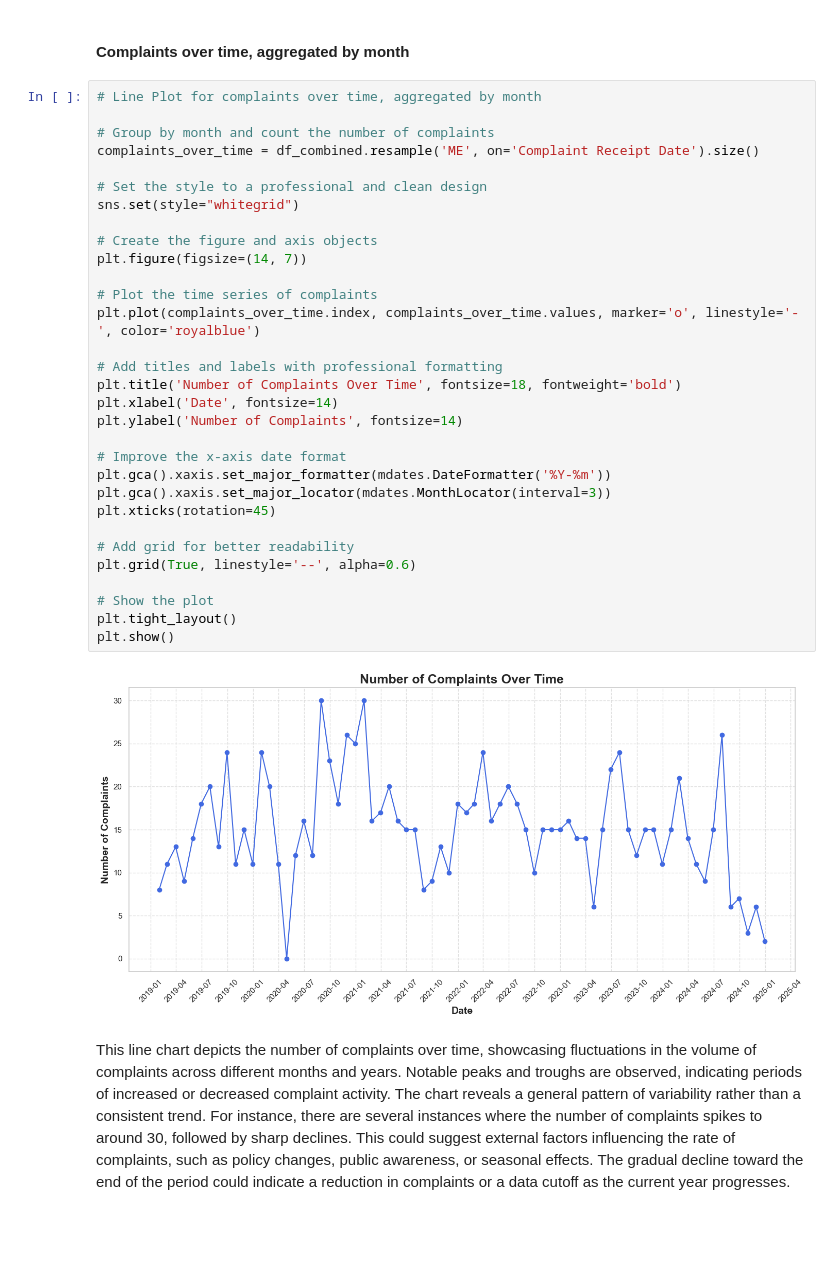
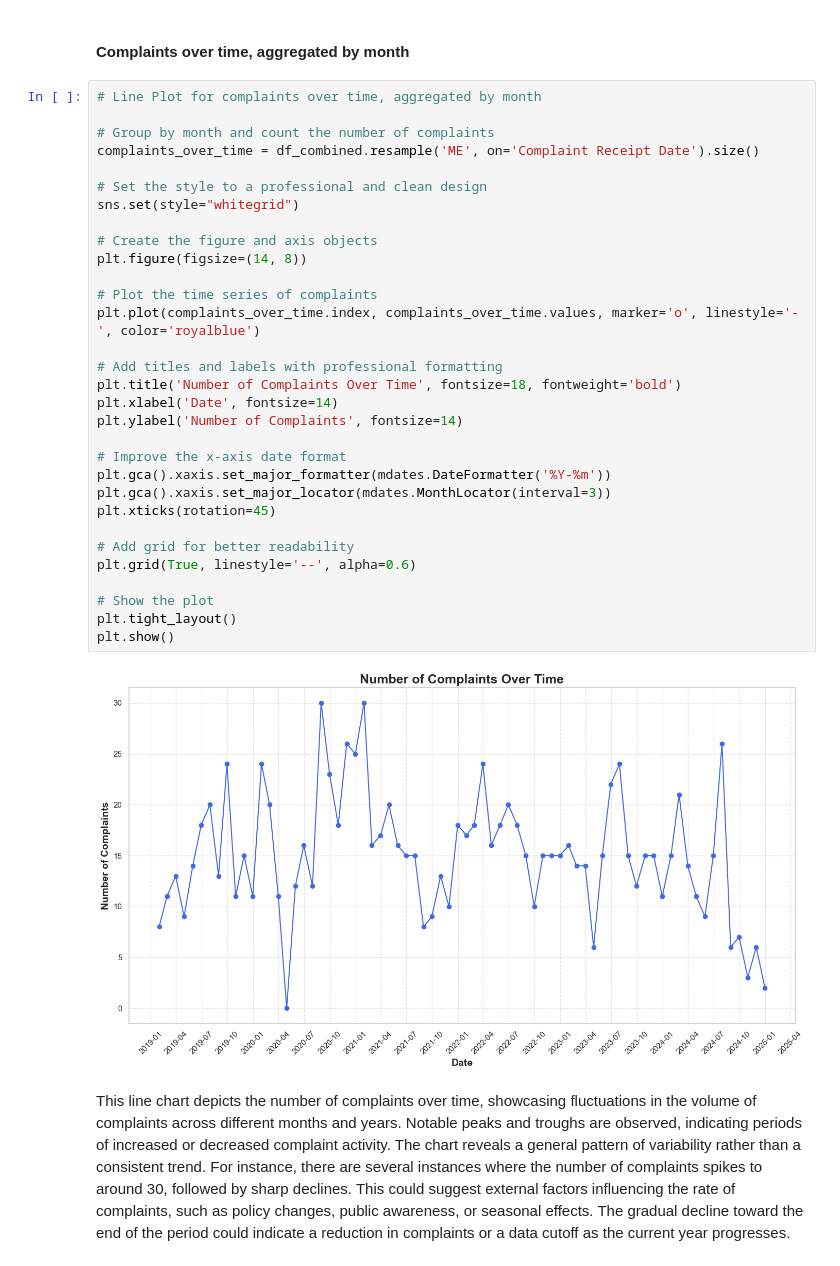
Before and after one commit to Dor-J/FreedomOfInformationComplaintsEDA, a Jupyter notebook: src/foi_complaints_eda.ipynb, the cells around one changed output. Saved outputs shown, nothing was run; the diff lists cells and outputs as text; blank space fills up the shorter version.

```diff
--- a/src/foi_complaints_eda.ipynb
+++ b/src/foi_complaints_eda.ipynb
@@ -928,35 +934,35 @@ This chart illustrates the distribution of complaints by month, revealing some n
 # Line Plot for complaints over time, aggregated by month
 
 # Group by month and count the number of complaints
 complaints_over_time = df_combined.resample('ME', on='Complaint Receipt Date').size()
 
 # Set the style to a professional and clean design
 sns.set(style="whitegrid")
 
 # Create the figure and axis objects
-plt.figure(figsize=(14, 7))
+plt.figure(figsize=(14, 8))
 
 # Plot the time series of complaints
 plt.plot(complaints_over_time.index, complaints_over_time.values, marker='o', linestyle='-', color='royalblue')
 
 # Add titles and labels with professional formatting
 plt.title('Number of Complaints Over Time', fontsize=18, fontweight='bold')
 plt.xlabel('Date', fontsize=14)
 plt.ylabel('Number of Complaints', fontsize=14)
 
 # Improve the x-axis date format
 plt.gca().xaxis.set_major_formatter(mdates.DateFormatter('%Y-%m'))
 plt.gca().xaxis.set_major_locator(mdates.MonthLocator(interval=3))
 plt.xticks(rotation=45)
 
 # Add grid for better readability
 plt.grid(True, linestyle='--', alpha=0.6)
 
 # Show the plot
 plt.tight_layout()
 plt.show()
 # %% [output]
-[figure, old version]
+[figure, new version]
 # %% [markdown]
 This line chart depicts the number of complaints over time, showcasing fluctuations in the volume of complaints across different months and years. Notable peaks and troughs are observed, indicating periods of increased or decreased complaint activity. The chart reveals a general pattern of variability rather than a consistent trend. For instance, there are several instances where the number of complaints spikes to around 30, followed by sharp declines. This could suggest external factors influencing the rate of complaints, such as policy changes, public awareness, or seasonal effects. The gradual decline toward the end of the period could indicate a reduction in complaints or a data cutoff as the current year progresses.
 # %% [markdown]
```
Also changed, not shown: parts of 20 cells of this notebook.
